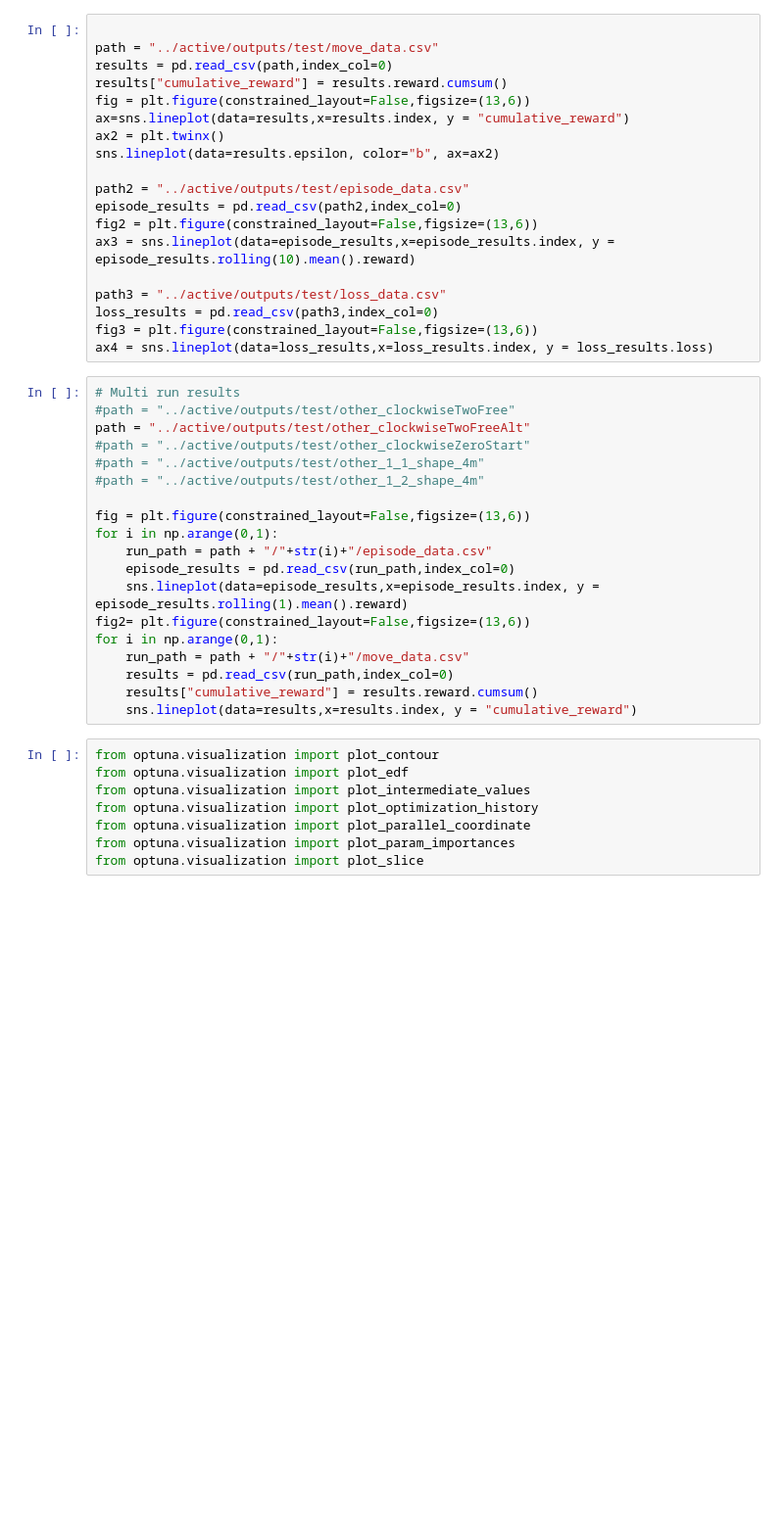
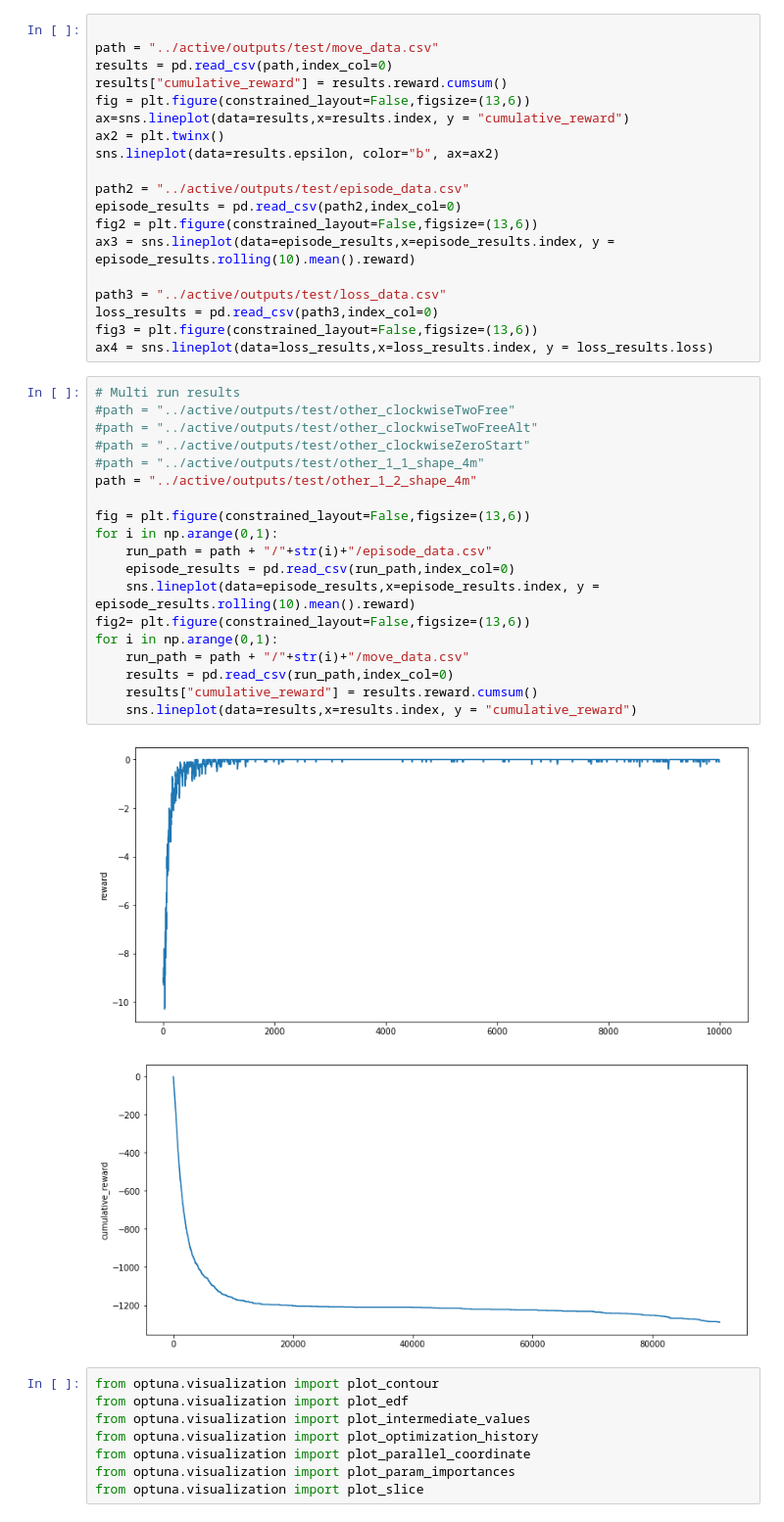
Before and after one commit to epulick/gohr, a Jupyter notebook: misc/eric_dev.ipynb, the cells around one changed output. Shown at 98% size. Drawn from its saved outputs; the diff is of its cells as text; blank space fills up the shorter version.

```diff
--- a/misc/eric_dev.ipynb
+++ b/misc/eric_dev.ipynb
@@ -31,22 +31,25 @@ ax4 = sns.lineplot(data=loss_results,x=loss_results.index, y = loss_results.loss
 # %%
 # Multi run results
 #path = "../active/outputs/test/other_clockwiseTwoFree"
-path = "../active/outputs/test/other_clockwiseTwoFreeAlt"
+#path = "../active/outputs/test/other_clockwiseTwoFreeAlt"
 #path = "../active/outputs/test/other_clockwiseZeroStart"
 #path = "../active/outputs/test/other_1_1_shape_4m"
-#path = "../active/outputs/test/other_1_2_shape_4m"
+path = "../active/outputs/test/other_1_2_shape_4m"
 
 fig = plt.figure(constrained_layout=False,figsize=(13,6))
 for i in np.arange(0,1):
     run_path = path + "/"+str(i)+"/episode_data.csv"
     episode_results = pd.read_csv(run_path,index_col=0)
-    sns.lineplot(data=episode_results,x=episode_results.index, y = episode_results.rolling(1).mean().reward)
+    sns.lineplot(data=episode_results,x=episode_results.index, y = episode_results.rolling(10).mean().reward)
 fig2= plt.figure(constrained_layout=False,figsize=(13,6))
 for i in np.arange(0,1):
     run_path = path + "/"+str(i)+"/move_data.csv"
     results = pd.read_csv(run_path,index_col=0)
     results["cumulative_reward"] = results.reward.cumsum()
     sns.lineplot(data=results,x=results.index, y = "cumulative_reward")
+# %% [output]
+[figure, added]
+[figure, added]
 # %%
 from optuna.visualization import plot_contour
 from optuna.visualization import plot_edf
```
Also changed, not shown: parts of 4 cells of this notebook, 9 other files.
